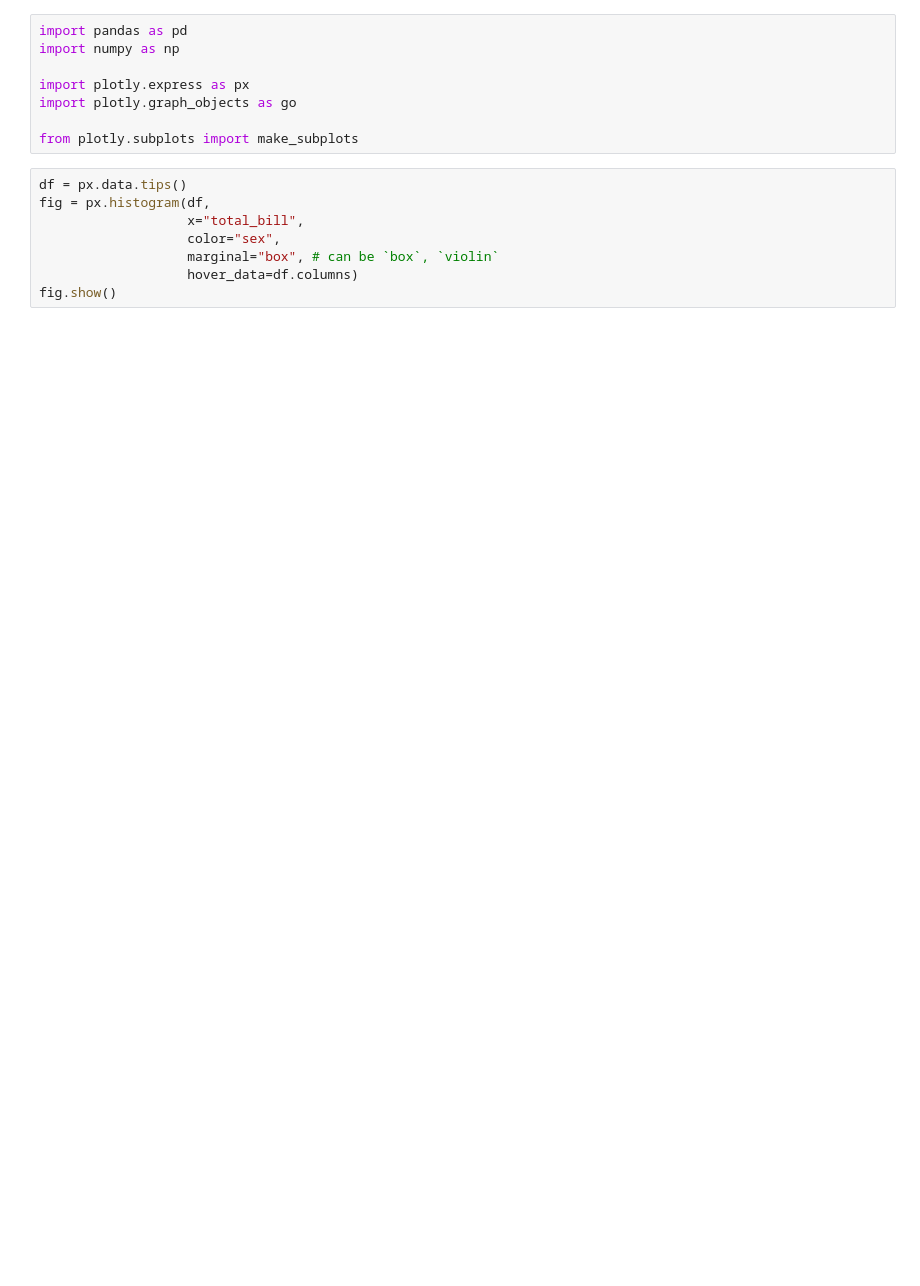
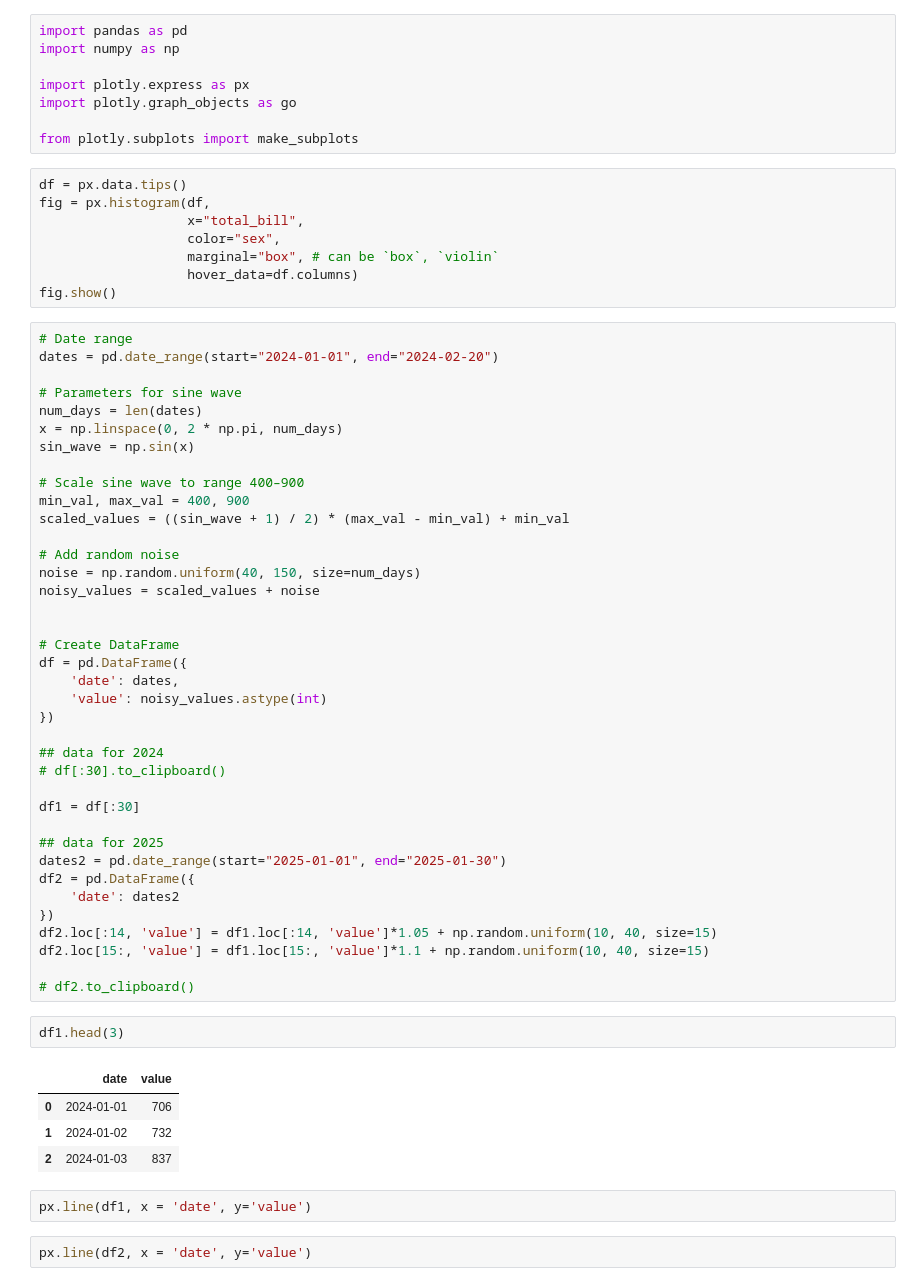
Before and after one commit to kai-cui-ds/data-viz, a Jupyter notebook: plotly-viz.ipynb, the cells around one changed output. Saved outputs shown, nothing was run; the diff lists cells and outputs as text; blank space fills up the shorter version.

Commit message:
simulated data for plotly viz

```diff
--- a/plotly-viz.ipynb
+++ b/plotly-viz.ipynb
@@ -14,3 +14,52 @@ fig = px.histogram(df,
                    marginal="box", # can be `box`, `violin`
                    hover_data=df.columns)
 fig.show()
+# %%
+# Date range
+dates = pd.date_range(start="2024-01-01", end="2024-02-20")
+
+# Parameters for sine wave
+num_days = len(dates)
+x = np.linspace(0, 2 * np.pi, num_days)
+sin_wave = np.sin(x)
+
+# Scale sine wave to range 400–900
+min_val, max_val = 400, 900
+scaled_values = ((sin_wave + 1) / 2) * (max_val - min_val) + min_val
+
+# Add random noise
+noise = np.random.uniform(40, 150, size=num_days)
+noisy_values = scaled_values + noise
+
+
+# Create DataFrame
+df = pd.DataFrame({
+    'date': dates,
+    'value': noisy_values.astype(int)
+})
+
+## data for 2024
+# df[:30].to_clipboard()
+
+df1 = df[:30]
+
+## data for 2025
+dates2 = pd.date_range(start="2025-01-01", end="2025-01-30")
+df2 = pd.DataFrame({
+    'date': dates2
+})
+df2.loc[:14, 'value'] = df1.loc[:14, 'value']*1.05 + np.random.uniform(10, 40, size=15)
+df2.loc[15:, 'value'] = df1.loc[15:, 'value']*1.1 + np.random.uniform(10, 40, size=15)
+
+# df2.to_clipboard()
+# %%
+df1.head(3)
+# %% [output]
+|  | date | value |
+| 0 | 2024-01-01 | 706 |
+| 1 | 2024-01-02 | 732 |
+| 2 | 2024-01-03 | 837 |
+# %%
+px.line(df1, x = 'date', y='value')
+# %%
+px.line(df2, x = 'date', y='value')
```
